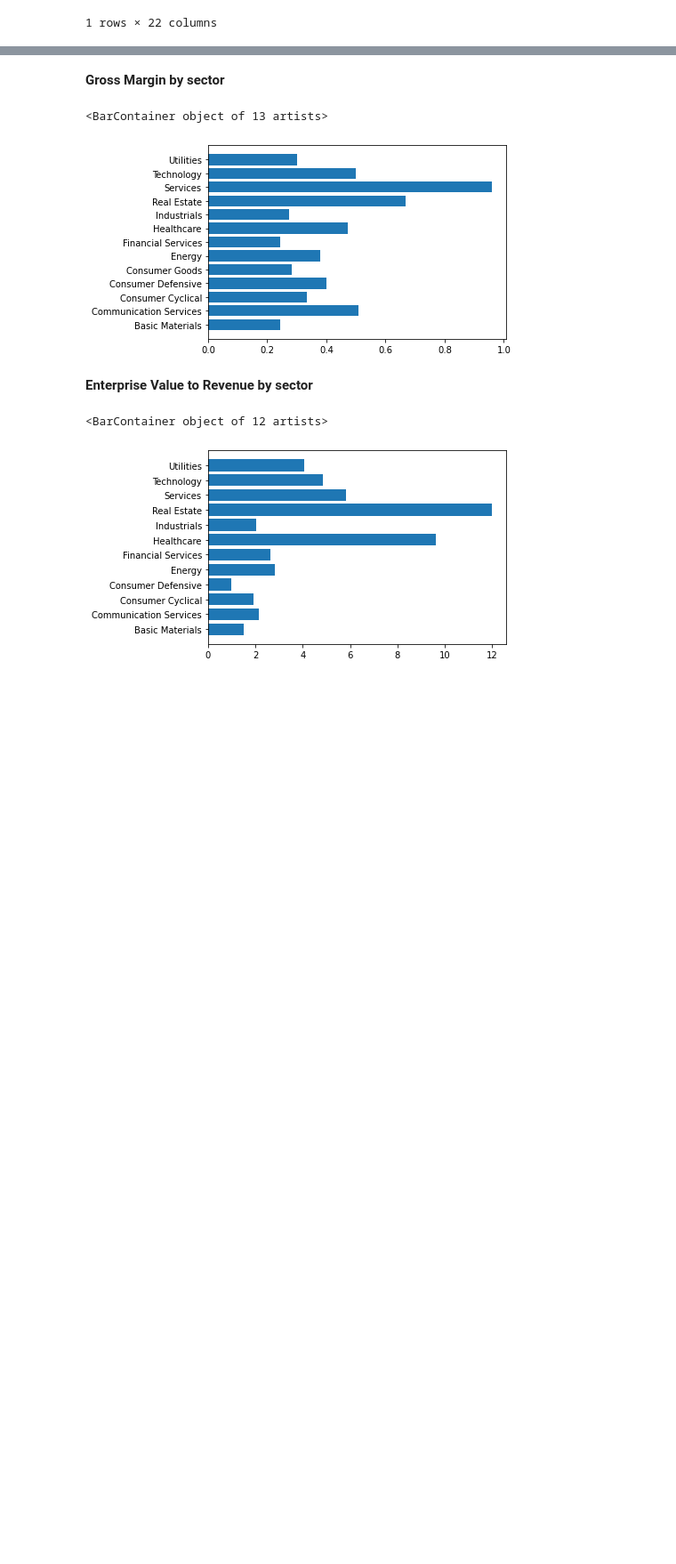
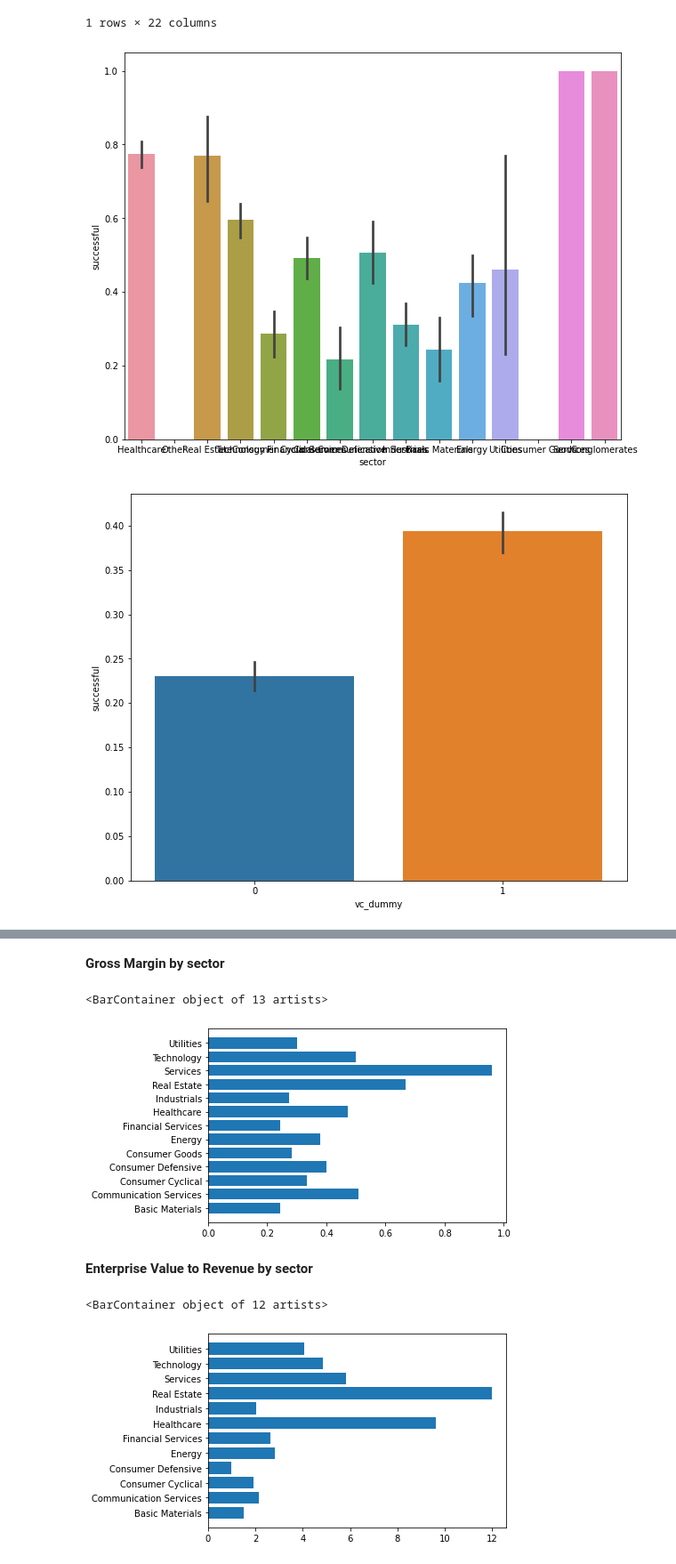
Before and after one commit to lblaka/ipo-success-prediction, a Jupyter notebook: 7_final_notebook.ipynb, the cells around one changed output, grey strips where cells are left out. Shown: that part at 89% size. Drawn from its saved outputs; the diff is of its cells as text; code cells hidden in the pictures; blank space fills up the shorter version.

```diff
--- a/7_final_notebook.ipynb
+++ b/7_final_notebook.ipynb
@@ -81,3 +81,12 @@ data_viz[data_viz['sector']=='Conglomerates']
 |  | ticker | trade_date | ipo_year | day_1_% | month_7_% | sector | vc_dummy | rollup | dual | internet | ... |
 | 4490 | PRLX | 2010-03-10 | 2010 | 0.246575 | -0.479167 | Conglomerates | 0 | 0 | 0 | 0 | ... |
 1 rows × 22 columns
+# %%
+discrete_features = ['sector','vc_dummy', 'rollup', 'dual', 'internet']
+data_viz.replace('2','1', inplace=True)
+for feature in discrete_features:
+    plt.figure(figsize=(10,8))
+    sns.barplot(x=feature, y='successful', data=data_viz)
+# %% [output]
+[figure, added]
+[figure, added]
```
Also changed, not shown: parts of 18 cells of this notebook.
